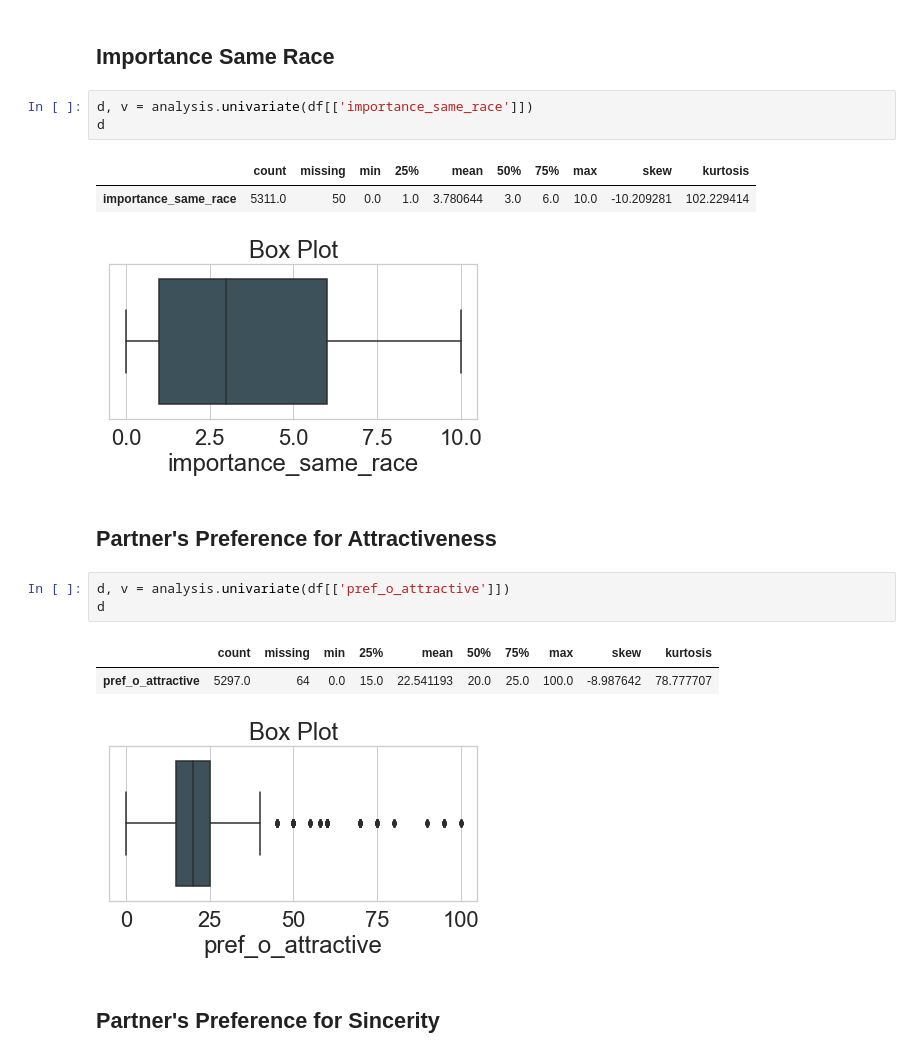
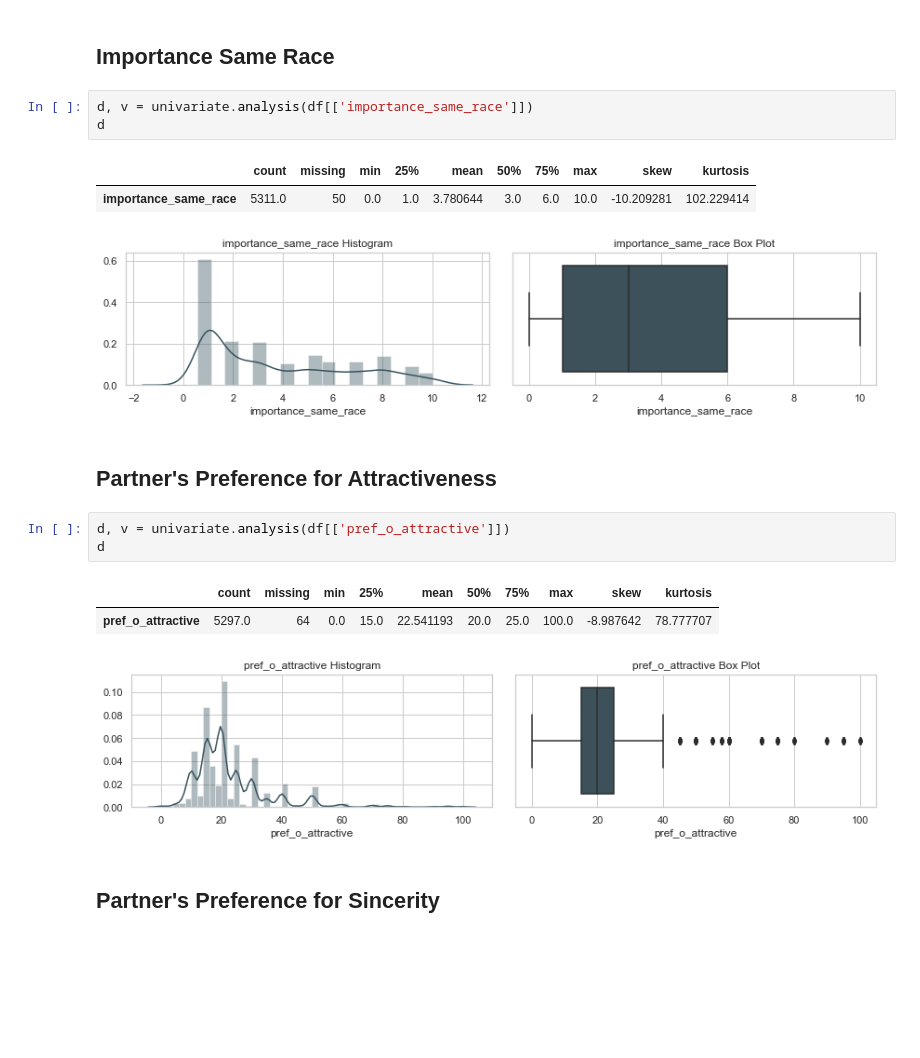
Before and after one commit to DecisionScients/Predictive-Dating, a Jupyter notebook: notebooks/3.1 Univariate EDA.ipynb, the cells around one changed output. Saved outputs shown, nothing was run; the diff lists cells and outputs as text; blank space fills up the shorter version.

```diff
--- a/notebooks/3.1 Univariate EDA.ipynb
+++ b/notebooks/3.1 Univariate EDA.ipynb
@@ -112,21 +115,21 @@ d
 # %% [markdown]
 ## Importance Same Race
 # %%
-d, v = analysis.univariate(df[['importance_same_race']])
+d, v = univariate.analysis(df[['importance_same_race']])
 d
 # %% [output]
 |  | count | missing | min | 25% | mean | 50% | 75% | max | skew | kurtosis |
 | importance_same_race | 5311.0 | 50 | 0.0 | 1.0 | 3.780644 | 3.0 | 6.0 | 10.0 | -10.209281 | 102.229414 |
-[figure, old version]
+[figure, new version]
 # %% [markdown]
 ## Partner's Preference for Attractiveness
 # %%
-d, v = analysis.univariate(df[['pref_o_attractive']])
+d, v = univariate.analysis(df[['pref_o_attractive']])
 d
 # %% [output]
 |  | count | missing | min | 25% | mean | 50% | 75% | max | skew | kurtosis |
 | pref_o_attractive | 5297.0 | 64 | 0.0 | 15.0 | 22.541193 | 20.0 | 25.0 | 100.0 | -8.987642 | 78.777707 |
-[figure, old version]
+[figure, new version]
 # %% [markdown]
 ## Partner's Preference for Sincerity
 # %%
```
Also changed, not shown: parts of 46 cells of this notebook, 6 other files.
